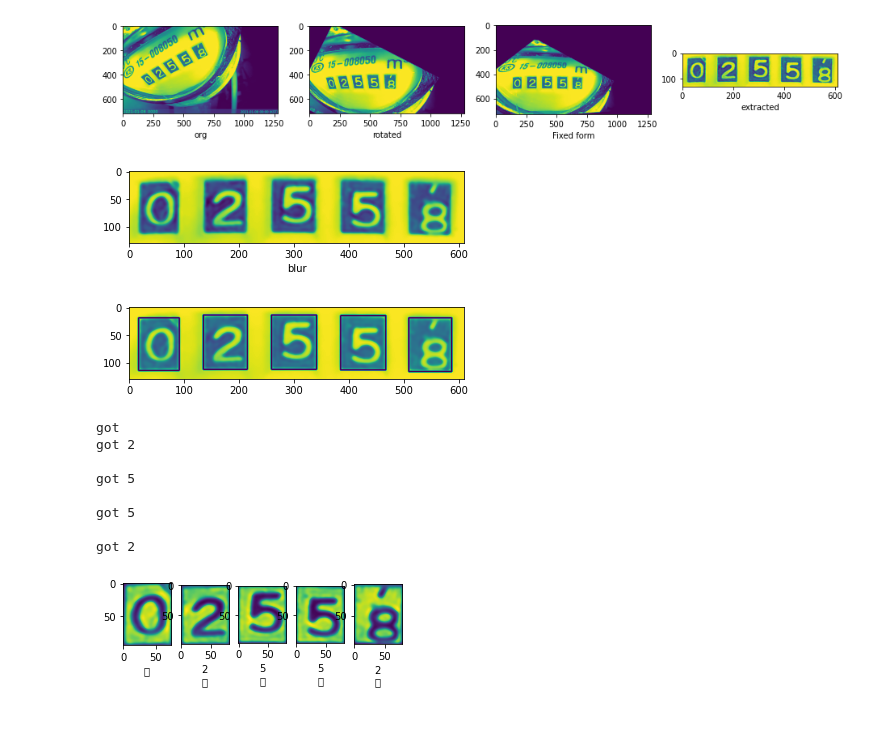
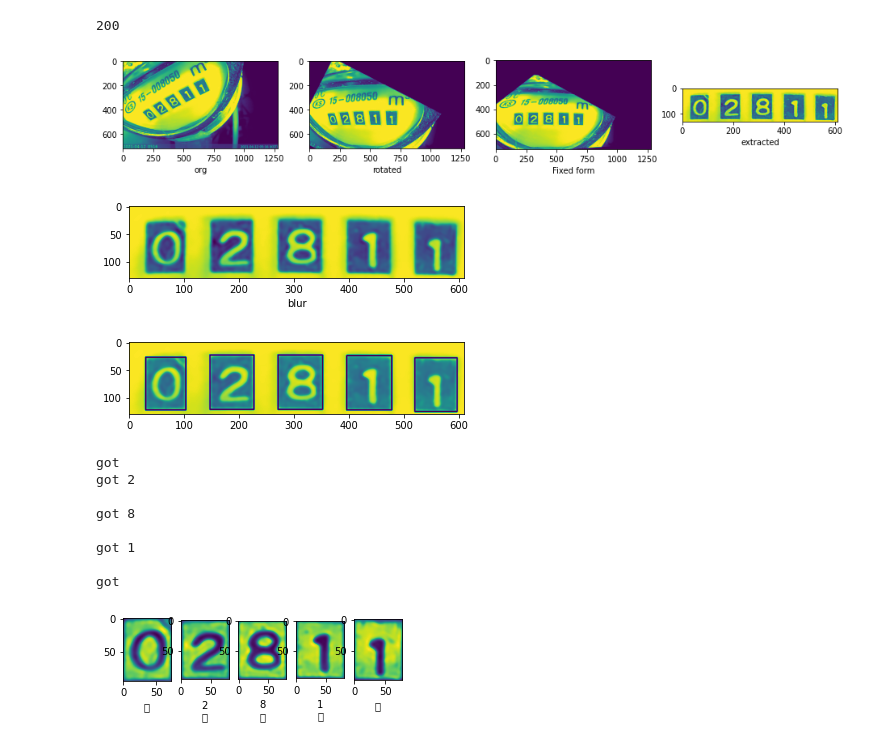
Before and after one commit to ekyuho/Project-X, a Jupyter notebook: Levels/003_meter_reading/03_get_numbers_via_cloud_service/get_numbers_via_tesseract.ipynb, the cells around one changed output. Saved outputs shown, nothing was run; the diff lists cells and outputs as text; code cells hidden in the pictures.

```diff
--- a/Levels/003_meter_reading/03_get_numbers_via_cloud_service/get_numbers_via_tesseract.ipynb
+++ b/Levels/003_meter_reading/03_get_numbers_via_cloud_service/get_numbers_via_tesseract.ipynb
@@ -2,35 +2,48 @@
 import cv2
 import numpy as np
 import matplotlib.pyplot as plt
 import pytesseract
+import requests
+
+def url_to_image(url):
+    # download the image, convert it to a NumPy array, and then read
+    # it into OpenCV format
+    resp = requests.get(url)
+    print(resp.status_code)
+    image = np.asarray(bytearray(resp.content), dtype="uint8")
+    image = cv2.imdecode(image, cv2.IMREAD_COLOR)
+    # return the image
+    return image
 
 plt.figure(figsize=(20,20))
-img = cv2.imread('2021-01-08_0000.jpg',  cv2.IMREAD_GRAYSCALE)
+img = url_to_image('http://54.180.106.144:8080/websensor')
+img = cv2.cvtColor(img, cv2.COLOR_BGR2GRAY)
 plt.subplot(1,5,1)
 plt.imshow(img)
 plt.xlabel('org')
 
 M = cv2.getRotationMatrix2D((130, 400), -27, 1.0)
 img2 = cv2.warpAffine(img, M, (1280, 720))
 plt.subplot(1,5,2)
 plt.imshow(img2)
 plt.xlabel('rotated')
 
 pts1 = np.float32([[138,432],[167,521],[708,407],[709,517]])
 pts2 = np.float32([[140,430],[140,520],[706,430],[706,520]])
 M = cv2.getPerspectiveTransform(pts1, pts2)
 img3 = cv2.warpPerspective(img2, M, (1280, 728))
 plt.subplot(1,5,3)
 plt.imshow(img3)
 plt.xlabel('Fixed form')
 
 img4 = img3[406:536,120:730]
 plt.subplot(1,5,4)
 plt.imshow(img4)
 plt.xlabel('extracted')
 plt.show()
 # %% [output]
+200
-[figure, old version]
+[figure, new version]
 # %%
 def conv(img, n):
     kernel = np.ones((n,n),np.float32)/(n*n)
@@ -47,7 +60,7 @@ plt.imshow(img5)
 plt.xlabel('blur')
 plt.show()
 # %% [output]
-[figure, old version]
+[figure, new version]
 # %%
 def merge(box1, box2):
     assert is_overlapping_horizontally(box1, box2)
@@ -139,15 +152,15 @@ for i, digit_img in enumerate(rois):
     print('got',n)
 plt.show()
 # %% [output]
-[figure, old version]
+[figure, new version]
 got
 got 2
 
-got 5
+got 8
 
-got 5
+got 1
 
-got 2
+got
-[figure, old version]
+[figure, new version]
 # %%
 F
```
Also changed, not shown: 4 other files.
